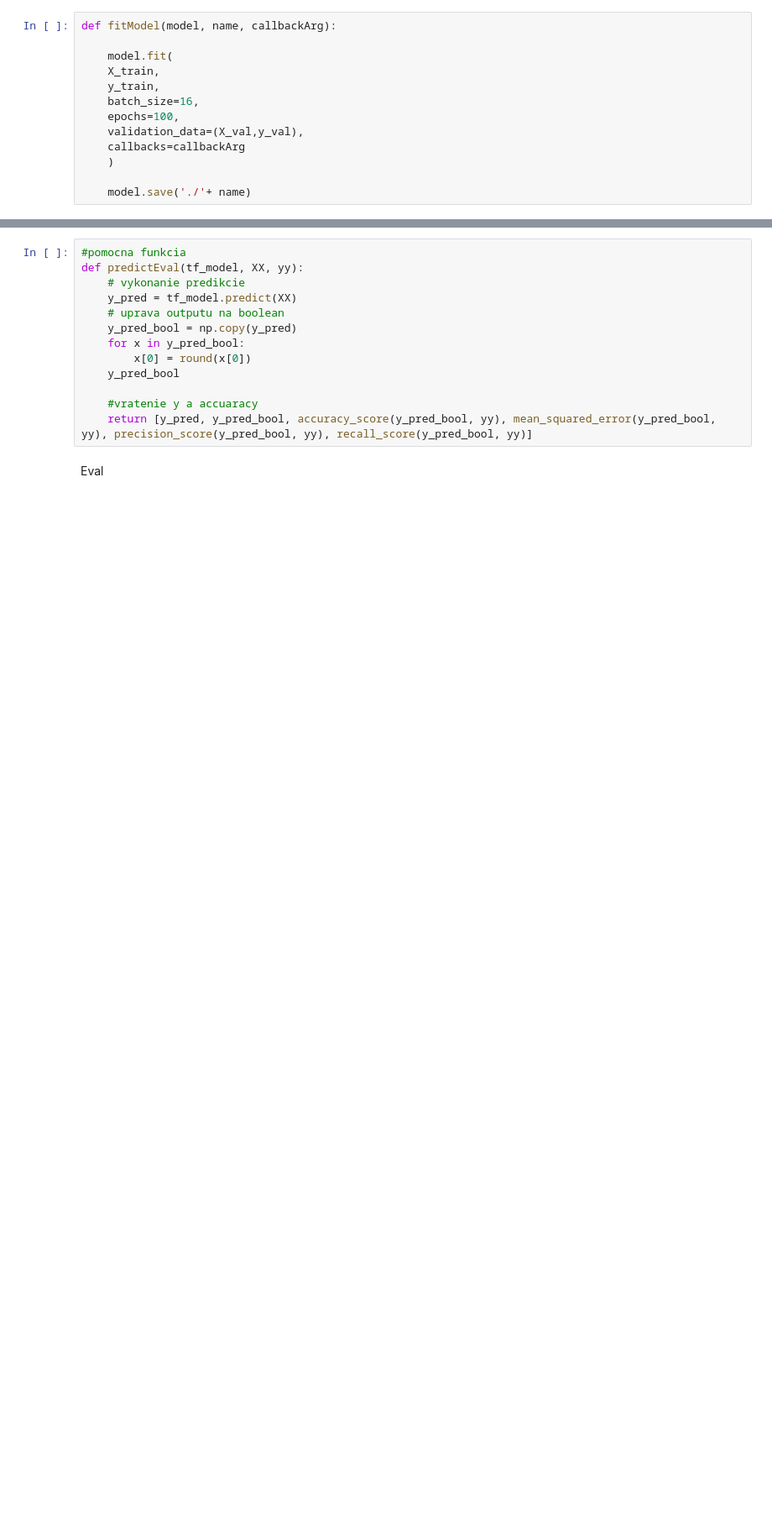
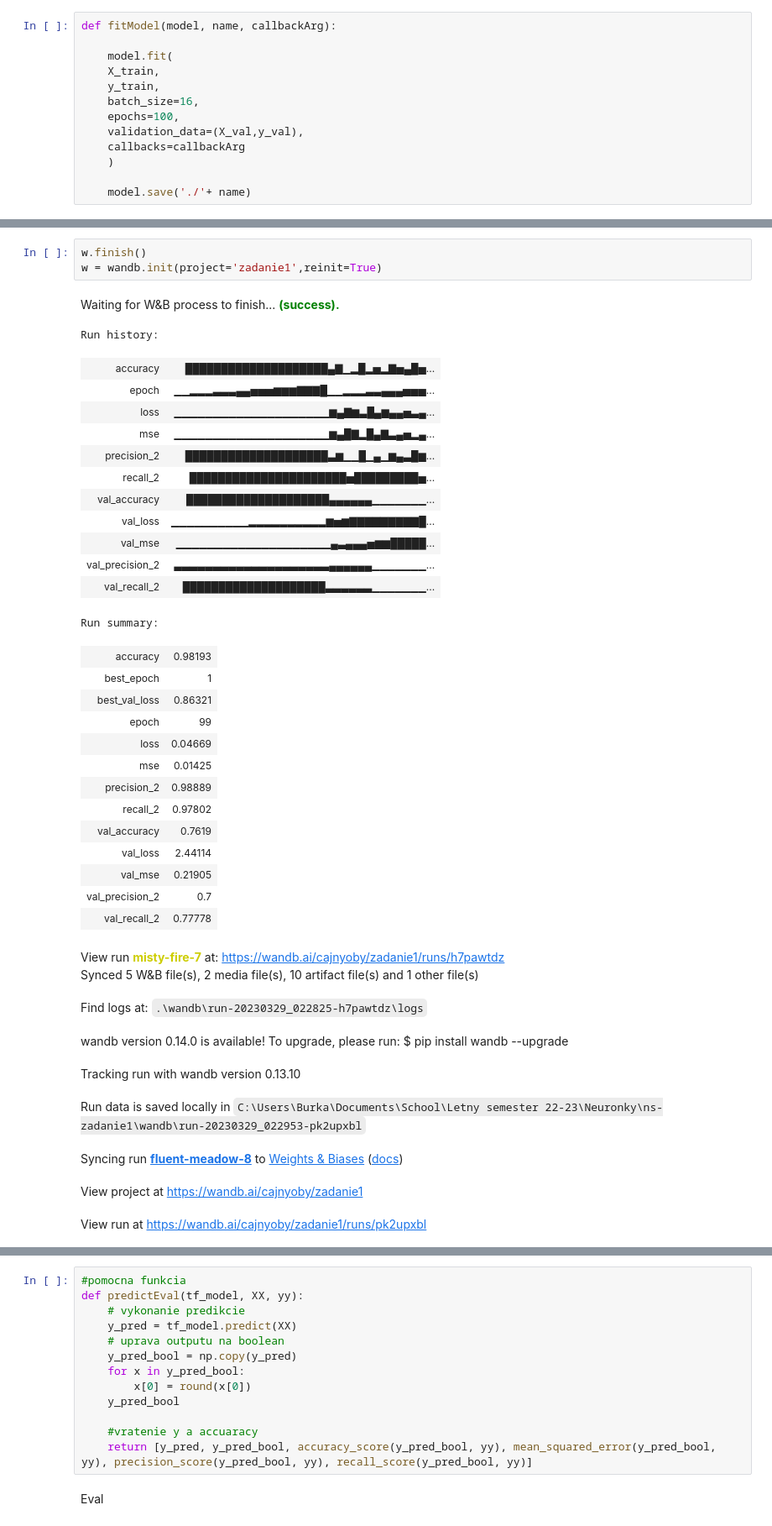
Before and after one commit to Rudolf420/ns-zadanie1, a Jupyter notebook: Zadanie1.ipynb, the cells around one changed output, grey strips where cells are left out. Shown: that part at 84% size. Saved outputs shown, nothing was run; the diff lists cells and outputs as text; blank space fills up the shorter version.

```diff
--- a/Zadanie1.ipynb
+++ b/Zadanie1.ipynb
@@ -253 +200,41 @@ INFO:tensorflow:Assets written to: ./model2/assets
+# %%
+w.finish()
+w = wandb.init(project='zadanie1',reinit=True)
+# %% [output]
+Waiting for W&B process to finish... (success).
+Run history:
+| accuracy | ████████████████████▄▇▁▂█▂▅▂▇▅▄█▅... |
+| epoch | ▁▁▂▂▂▃▃▃▄▄▅▅▅▆▆▆▇▇▇█▁▁▂▂▂▃▃▄▄▄▅▅▅... |
+| loss | ▁▁▁▁▁▁▁▁▁▁▁▁▁▁▁▁▁▁▁▁▆▄▇▆▃█▄▆▄▄▅▃▄... |
+| mse | ▁▁▁▁▁▁▁▁▁▁▁▁▁▁▁▁▁▁▁▁▆▄█▇▂█▄▇▃▄▅▂▄... |
+| precision_2 | ████████████████████▃▆▁▁█▁▄▁▆▄▃█▆... |
+| recall_2 | ██████████████████████▅█████████▅... |
+| val_accuracy | ████████████████████▄▄▄▄▄▄▁▁▁▁▁▁▁... |
+| val_loss | ▁▁▁▁▁▁▁▁▁▁▂▂▂▂▂▂▂▂▂▂▆▅▆▇▇▇▇▇▇▇▇▇█... |
+| val_mse | ▁▁▁▁▁▁▁▁▁▁▁▁▁▁▁▁▁▁▁▁▄▃▄▄▄▅▆▆█████... |
+| val_precision_2 | ▃▃▃▃▃▃▃▃▃▃▃▃▃▃▃▃▃▃▃▃▄▄▄▄▄▄▁▁▁▁▁▁▁... |
+| val_recall_2 | ████████████████████▃▃▃▃▃▃▁▁▁▁▁▁▁... |
+Run summary:
+| accuracy | 0.98193 |
+| best_epoch | 1 |
+| best_val_loss | 0.86321 |
+| epoch | 99 |
+| loss | 0.04669 |
+| mse | 0.01425 |
+| precision_2 | 0.98889 |
+| recall_2 | 0.97802 |
+| val_accuracy | 0.7619 |
+| val_loss | 2.44114 |
+| val_mse | 0.21905 |
+| val_precision_2 | 0.7 |
+| val_recall_2 | 0.77778 |
+View run misty-fire-7 at: https://wandb.ai/cajnyoby/zadanie1/runs/h7pawtdz
+Synced 5 W&B file(s), 2 media file(s), 10 artifact file(s) and 1 other file(s)
+Find logs at: .\wandb\run-20230329_022825-h7pawtdz\logs
+wandb version 0.14.0 is available! To upgrade, please run: $ pip install wandb --upgrade
+Tracking run with wandb version 0.13.10
+Run data is saved locally in C:\Users\Burka\Documents\School\Letny semester 22-23\Neuronky\ns-zadanie1\wandb\run-20230329_022953-pk2upxbl
+Syncing run fluent-meadow-8 to Weights & Biases (docs)
+View project at https://wandb.ai/cajnyoby/zadanie1
+View run at https://wandb.ai/cajnyoby/zadanie1/runs/pk2upxbl
 # %%
```
Also changed, not shown: parts of 24 cells of this notebook, 25 other files.
